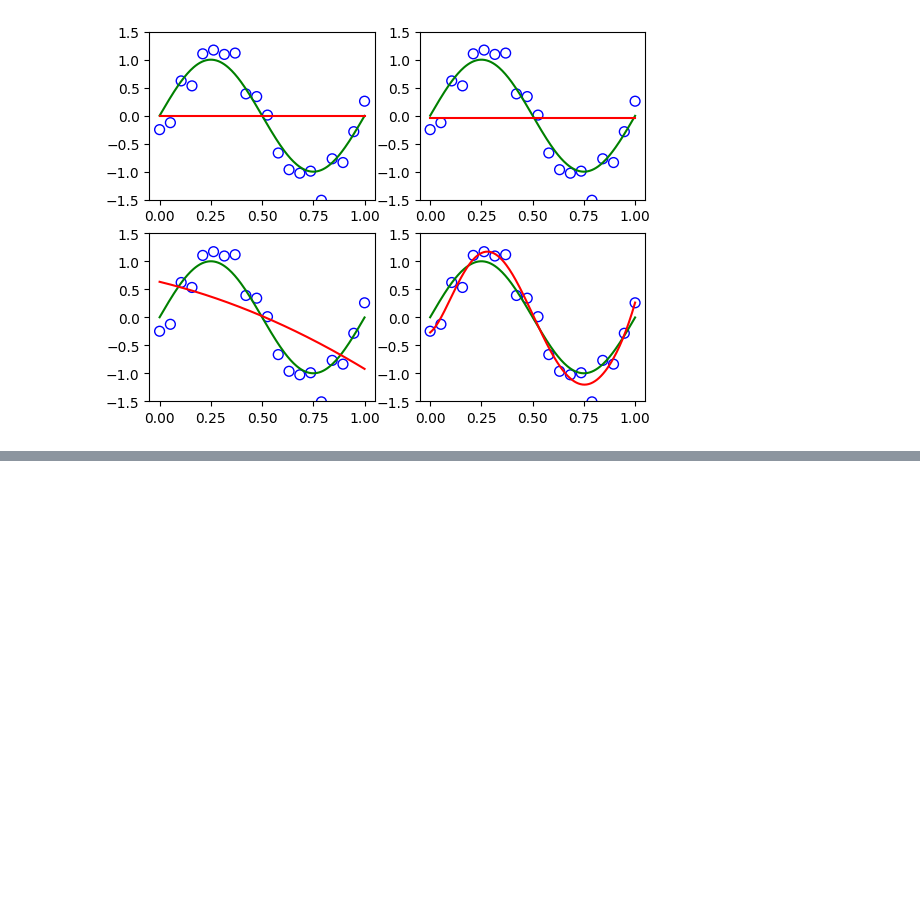
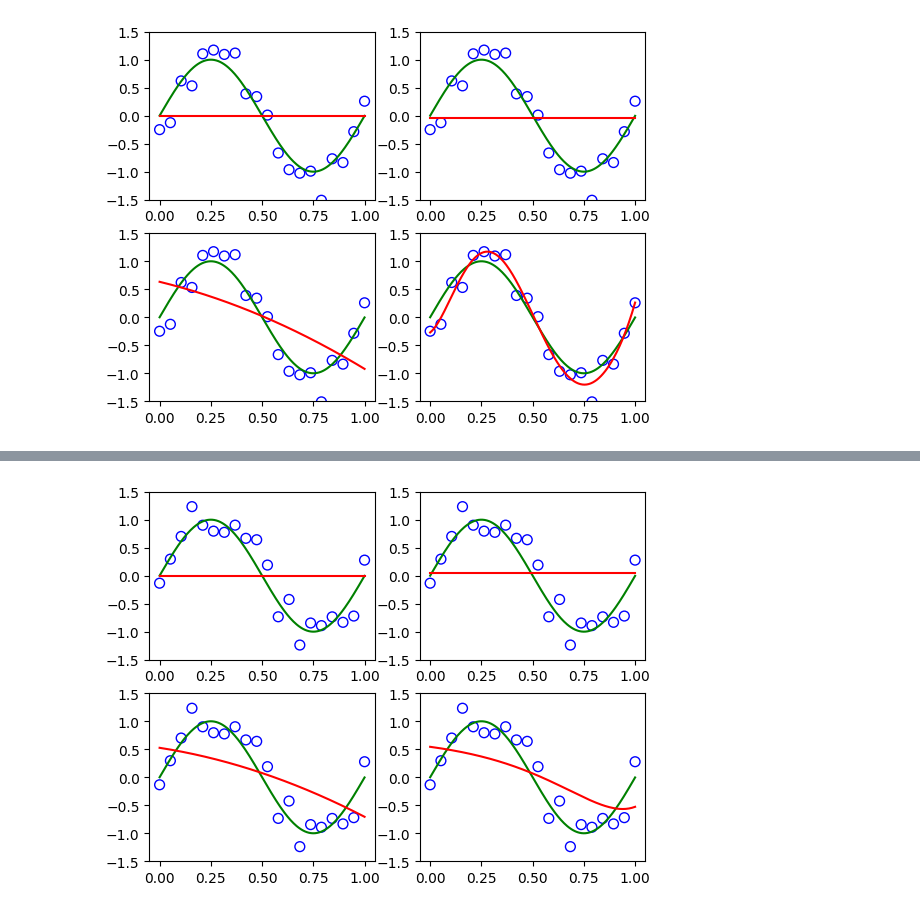
Before and after one commit to bibhabasumohapatra/PRML, a Jupyter notebook: chapter_1.ipynb, the cells around one changed output, grey strips where cells are left out. Drawn from its saved outputs; the diff is of its cells as text; code cells hidden in the pictures; blank space fills up the shorter version.

```diff
--- a/chapter_1.ipynb
+++ b/chapter_1.ipynb
@@ -67,0 +177,18 @@ for i, degree in enumerate([0, 1, 3, 9]):
+# %%
+for i, degree in enumerate([0, 1, 3, 9]):
+    plt.subplot(2, 2, i + 1)
+    powers = torch.arange(degree).float()
+    x_poly = x_train.unsqueeze(-1).pow(powers) ## NxM
+    N,M = x_poly.shape
+
+    w = (torch.linalg.inv(x_poly.T@x_poly + torch.eye(M))@x_poly.T) @ y_train.view(-1,1) ## MxN * Nx1 == Mx1
+    x_poly_test = x_test.unsqueeze(-1).pow(powers)
+    y_pred = x_poly_test @ w
+
+    plt.scatter(x_train, y_train, facecolor="none", edgecolor="b", s=50, label="training data")
+    plt.plot(x_test, y_test, c="g", label="$\sin(2\pi x)$")
+    plt.plot(x_test, y_pred, c="r", label="fitting")
+    plt.ylim(-1.5, 1.5)
+    plt.annotate("M={}".format(degree), xy=(-0.15, 1))
+# %% [output]
+[figure, added]
```
Also changed, not shown: parts of 6 cells of this notebook.
